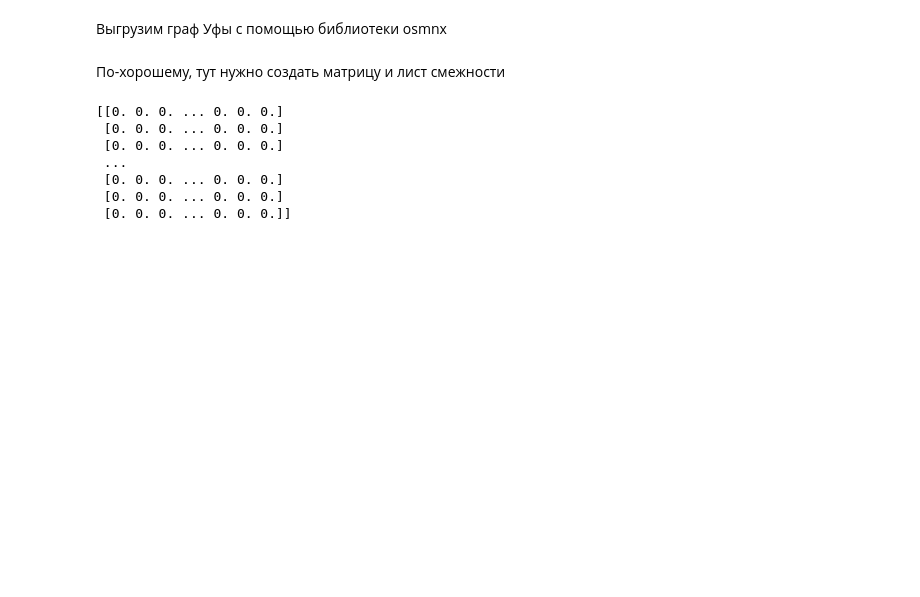
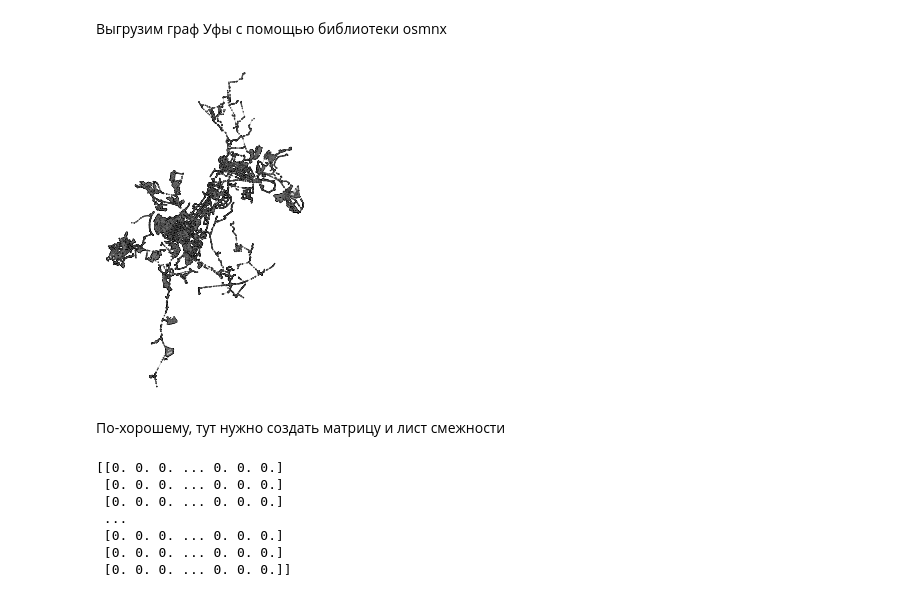
Before and after one commit to oksanamda/OSM-Graphs, a Jupyter notebook: python-things/mygraphs.ipynb, the cells around one changed output. Saved outputs shown, nothing was run; the diff lists cells and outputs as text; code cells hidden in the pictures; blank space fills up the shorter version.

```diff
--- a/python-things/mygraphs.ipynb
+++ b/python-things/mygraphs.ipynb
@@ -36,9 +36,11 @@ import json # пока писать будет в json, но если что п
 # %%
 place = {'city' : 'Ufa',
          'country' : 'Russia'}
 G = ox.graph_from_place(place, network_type='drive', simplify=False)
 
-#fig, ax = ox.plot_graph(G, save=True, close=True, file_format='png', filename='Ufa', dpi=500, node_color='#000000', node_size=2, edge_color='#999999', edge_linewidth=0.2)
+fig, ax = ox.plot_graph(G, dpi=500, node_color='#000000', node_size=2, edge_color='#999999', edge_linewidth=0.2)
+# %% [output]
+[figure, added]
 # %%
 # создадим список всех точек графа
 nodes_list = list(G.nodes())
```
Also changed, not shown: parts of 60 cells of this notebook.
